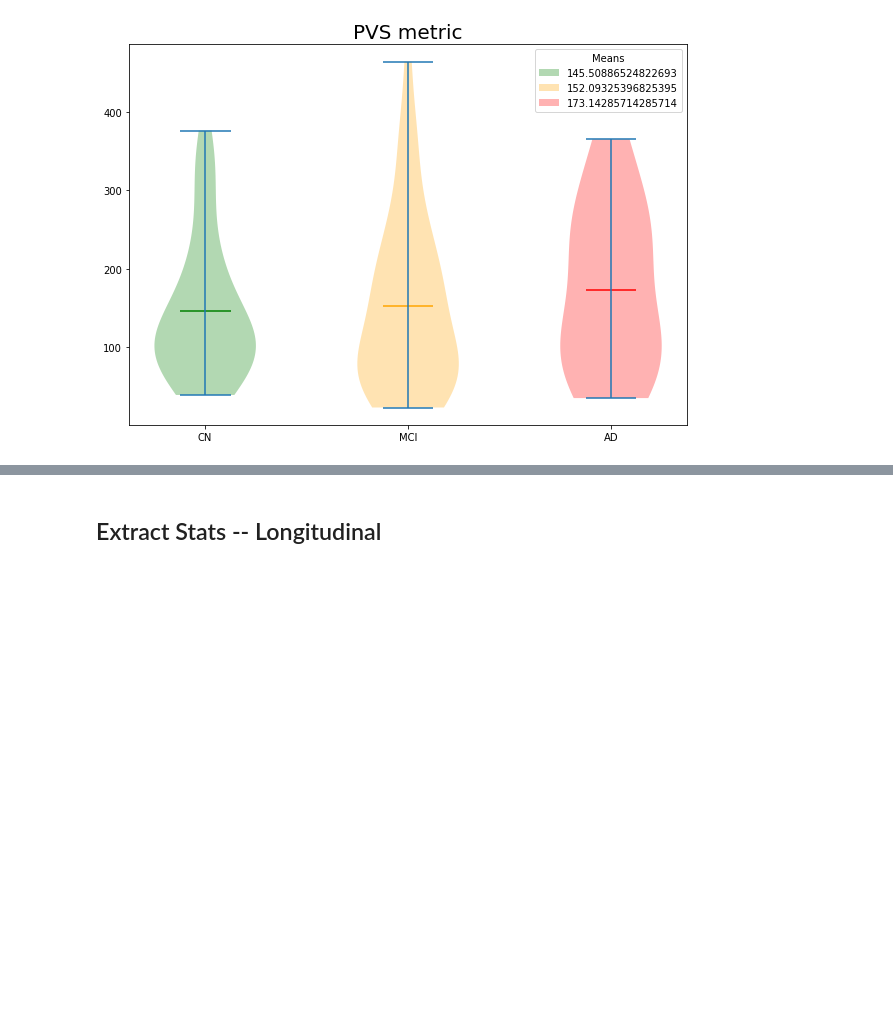
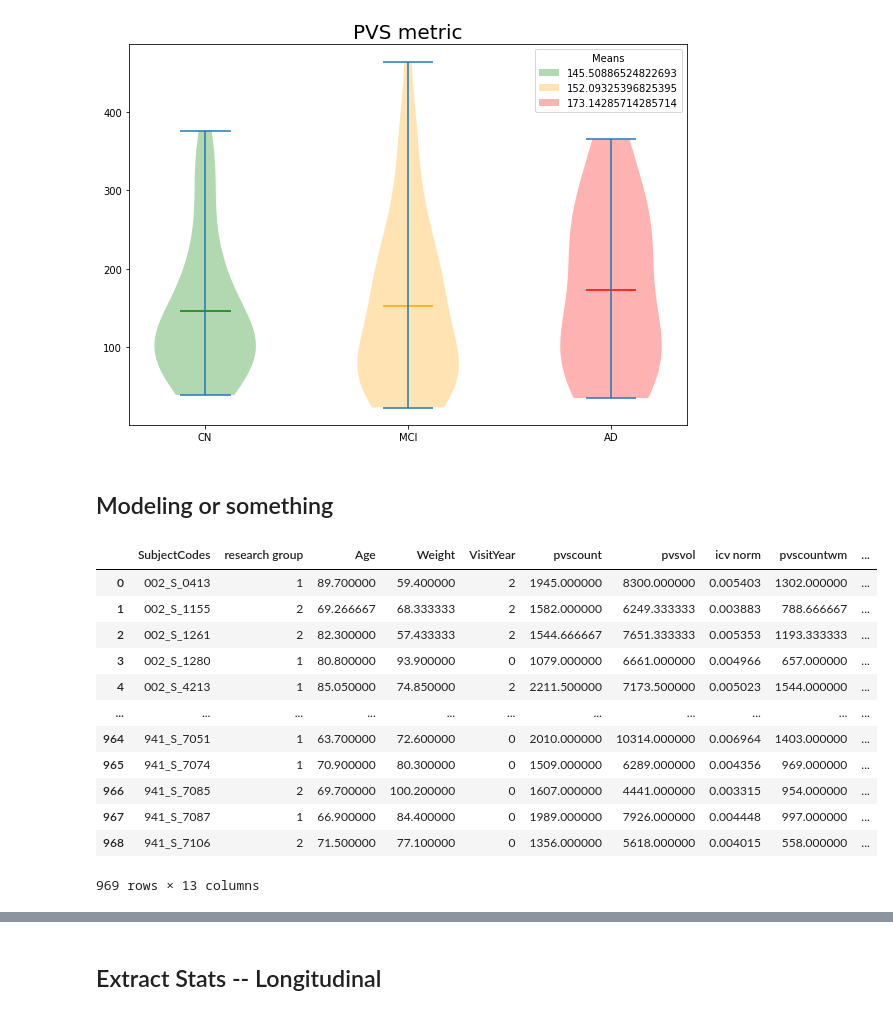
Before and after one commit to cind/pijp-frangi, a Jupyter notebook: pijp_frangi/stat_analysis.ipynb, the cells around one changed output, grey strips where cells are left out. Drawn from its saved outputs; the diff is of its cells as text; code cells hidden in the pictures; blank space fills up the shorter version.

```diff
--- a/pijp_frangi/stat_analysis.ipynb
+++ b/pijp_frangi/stat_analysis.ipynb
@@ -479,3 +485,5 @@ plt.title('PVS metric',fontsize=20)
 plt.show()
 # %% [output]
 [figure]
+# %% [markdown]
+## Modeling or something
@@ -481,0 +495,22 @@ plt.show()
+# %%
+# one-hot encode sex
+cs_report_model = pd.get_dummies(cs_report,columns=['Sex'],dtype=int)
+
+# label encode research group
+label_encoder = preprocessing.LabelEncoder()
+cs_report_model['research group']= label_encoder.fit_transform(cs_report_model['research group'])
+cs_report_model
+# %% [output]
+|  | SubjectCodes | research group | Age | Weight | VisitYear | pvscount | pvsvol | icv norm | pvscountwm | ... |
+| 0 | 002_S_0413 | 1 | 89.700000 | 59.400000 | 2 | 1945.000000 | 8300.000000 | 0.005403 | 1302.000000 | ... |
+| 1 | 002_S_1155 | 2 | 69.266667 | 68.333333 | 2 | 1582.000000 | 6249.333333 | 0.003883 | 788.666667 | ... |
+| 2 | 002_S_1261 | 2 | 82.300000 | 57.433333 | 2 | 1544.666667 | 7651.333333 | 0.005353 | 1193.333333 | ... |
+| 3 | 002_S_1280 | 1 | 80.800000 | 93.900000 | 0 | 1079.000000 | 6661.000000 | 0.004966 | 657.000000 | ... |
+| 4 | 002_S_4213 | 1 | 85.050000 | 74.850000 | 2 | 2211.500000 | 7173.500000 | 0.005023 | 1544.000000 | ... |
+| ... | ... | ... | ... | ... | ... | ... | ... | ... | ... | ... |
+| 964 | 941_S_7051 | 1 | 63.700000 | 72.600000 | 0 | 2010.000000 | 10314.000000 | 0.006964 | 1403.000000 | ... |
+| 965 | 941_S_7074 | 1 | 70.900000 | 80.300000 | 0 | 1509.000000 | 6289.000000 | 0.004356 | 969.000000 | ... |
+| 966 | 941_S_7085 | 2 | 69.700000 | 100.200000 | 0 | 1607.000000 | 4441.000000 | 0.003315 | 954.000000 | ... |
+| 967 | 941_S_7087 | 1 | 66.900000 | 84.400000 | 0 | 1989.000000 | 7926.000000 | 0.004448 | 997.000000 | ... |
+| 968 | 941_S_7106 | 2 | 71.500000 | 77.100000 | 0 | 1356.000000 | 5618.000000 | 0.004015 | 558.000000 | ... |
+969 rows × 13 columns
```
Also changed, not shown: parts of 6 cells of this notebook, 1 other file.
